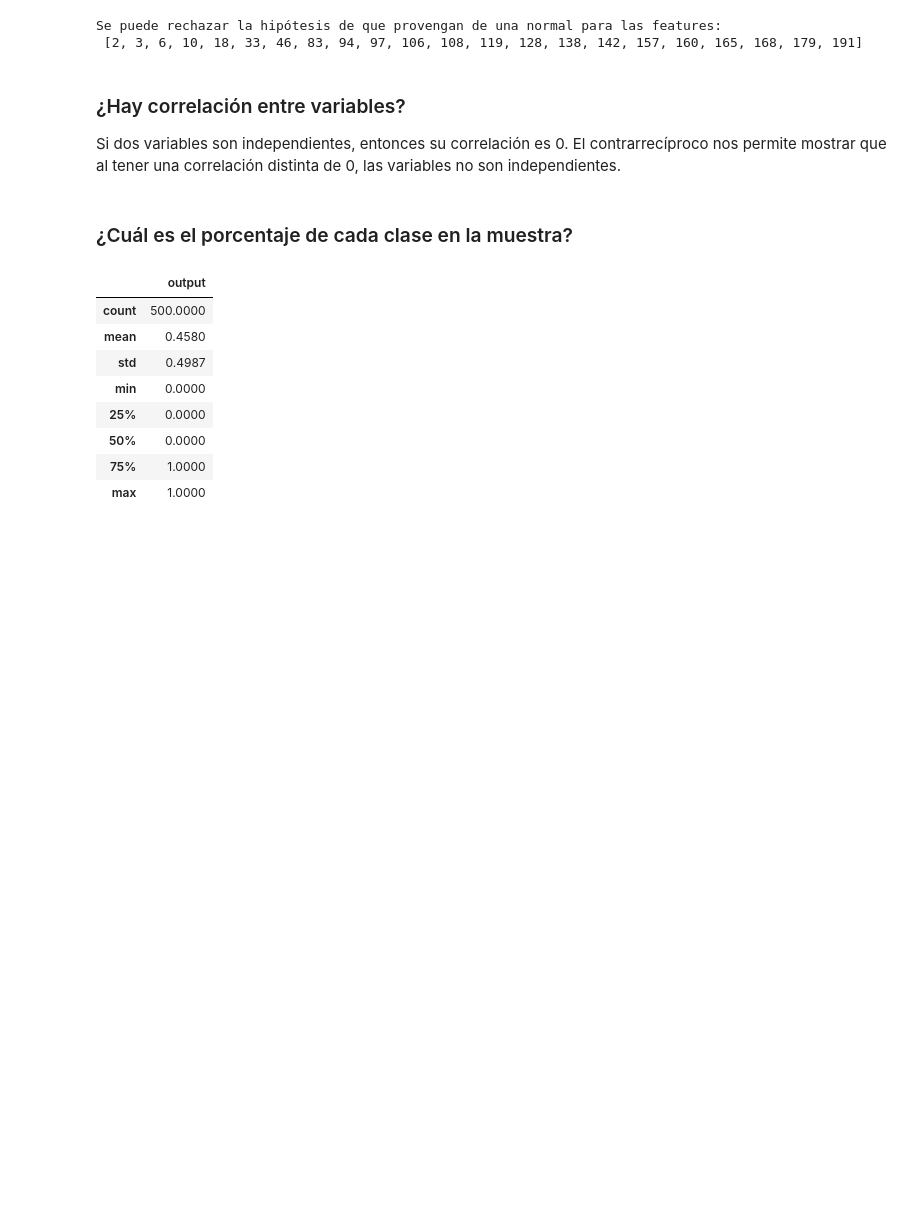
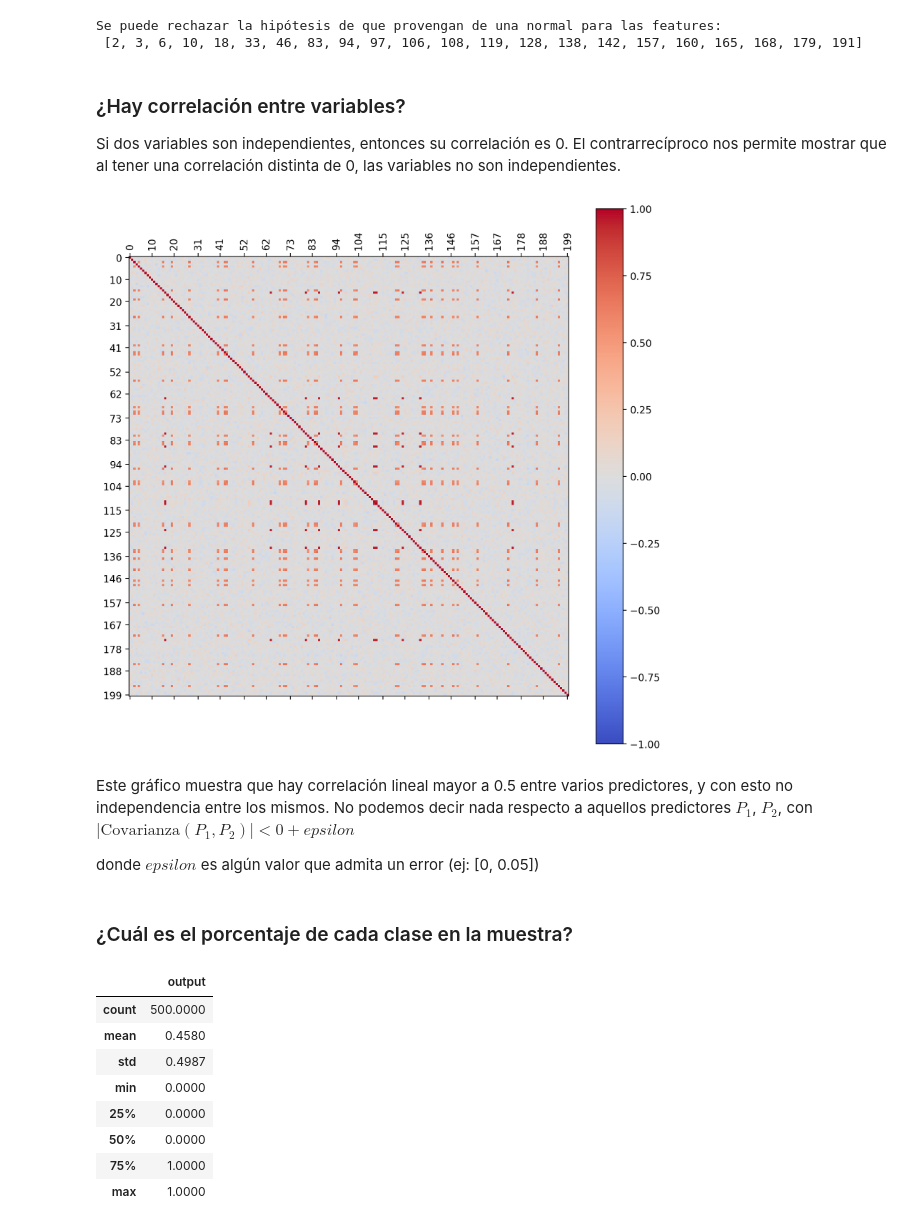
Before and after one commit to BrianBohe/aa-notebooks, a Jupyter notebook: TP1/TP1.ipynb, the cells around one changed output. Cells and saved outputs as stored; diff of their text form; code cells hidden in the pictures; blank space fills up the shorter version.

```diff
--- a/TP1/TP1.ipynb
+++ b/TP1/TP1.ipynb
@@ -151,6 +151,30 @@ Se puede rechazar la hipótesis de que provengan de una normal para las features
 ### ¿Hay correlación entre variables?
 
 Si dos variables son independientes, entonces su correlación es 0. El contrarrecíproco nos permite mostrar que al tener una correlación distinta de 0, las variables no son independientes.
+# %%
+def plot_correlation_between_dataframe_columns(df_features):
+    corr = df_features.corr()
+    fig = plt.figure(figsize=(10, 10), dpi=200)
+    ax = fig.add_subplot(111)
+    cax = ax.matshow(corr,cmap='coolwarm', vmin=-1, vmax=1)
+    fig.colorbar(cax)
+    ticks = list(map(int, np.linspace(0,len(X_train.columns)-1,20)))
+    ax.set_xticks(ticks)
+    plt.xticks(rotation=90)
+    ax.set_yticks(ticks)
+    ax.set_xticklabels(df_features.columns[ticks])
+    ax.set_yticklabels(df_features.columns[ticks])
+    plt.show()
+    return
+
+plot_correlation_between_dataframe_columns(X)
+# %% [output]
+[figure, added]
+# %% [markdown]
+Este gráfico muestra que hay correlación lineal mayor a 0.5 entre varios predictores, y con esto no independencia entre los mismos. No podemos decir nada respecto a aquellos predictores $P_1$, $P_2$, con $|\text{Covarianza}(P_1,P_2)| < 0 + \textit{epsilon}$
+
+
+donde $\textit{epsilon}$ es algún valor que admita un error (ej: [0, 0.05])
 # %% [markdown]
 ### ¿Cuál es el porcentaje de cada clase en la muestra?
 # %%
```
Also changed, not shown: parts of 5 cells of this notebook.
